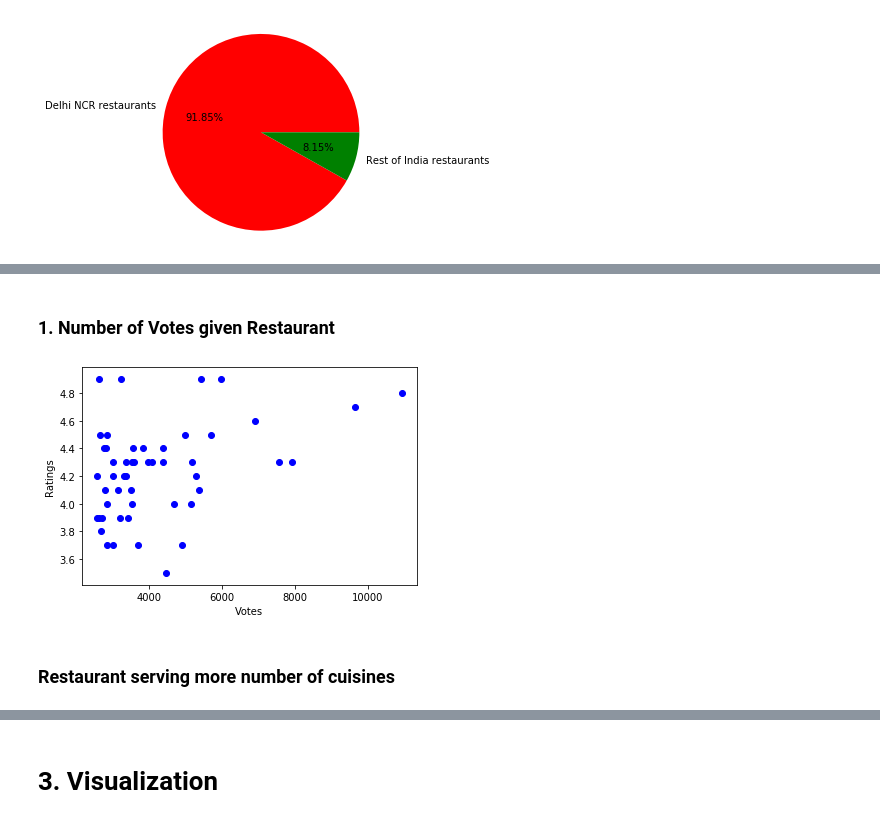
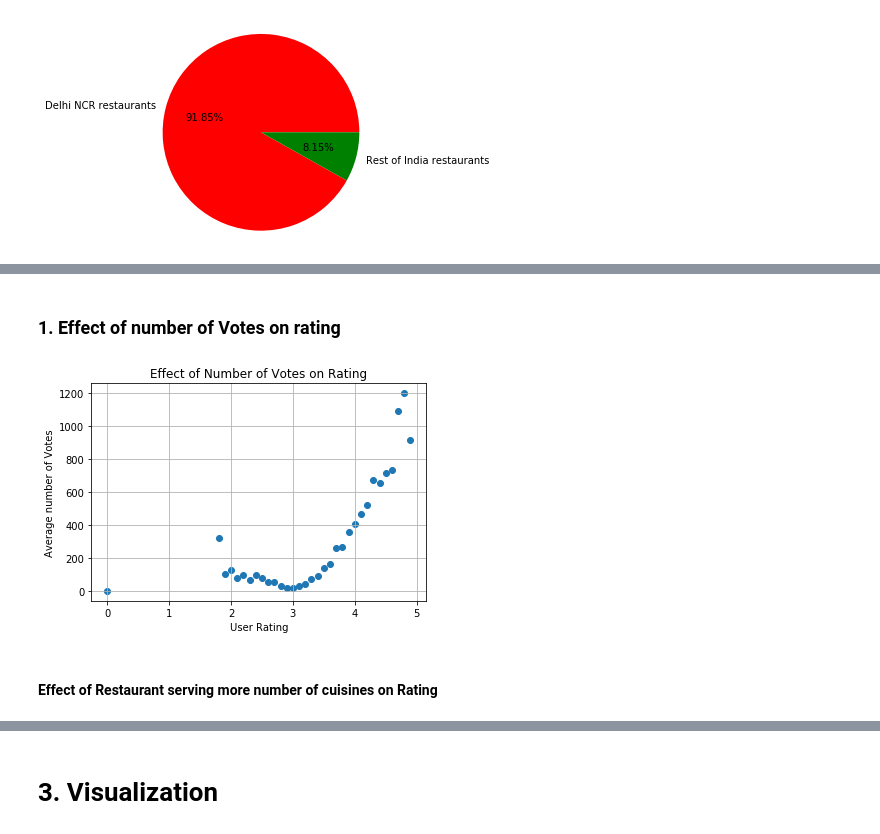
Before and after one commit to sanchit-bhalla/DataScience-and-ML, a Jupyter notebook: Projects/ZomatoAPI/ZomatoAPI_Proect2.ipynb, the cells around one changed output, grey strips where cells are left out. Drawn from its saved outputs; the diff is of its cells as text; code cells hidden in the pictures.

```diff
--- a/Projects/ZomatoAPI/ZomatoAPI_Proect2.ipynb
+++ b/Projects/ZomatoAPI/ZomatoAPI_Proect2.ipynb
@@ -188,23 +226,37 @@ explain your inference.
 # %% [markdown]
-### 1. Number of Votes given Restaurant
+### 1. Effect of number of Votes on rating
-# %%
-import pandas as pd
-import matplotlib.pyplot as plt
-
-df = pd.read_csv('zomato.csv', encoding='latin-1')
-df = df[df['Country Code']==1].copy(deep=True)
-df.sort_values('Votes', ascending = False, inplace=True)
-
-# We plot graph for top 50 most voted restaurants to show generalized trend
-#names = list(df['Restaurant Name'][:20])
-ratings = list(df['Aggregate rating'][:50])
-votes = list(df['Votes'][:50])
-#colors = list(range(20))
-plt.scatter(votes,ratings, marker='o', color='blue')
-plt.xlabel('Votes')
-plt.ylabel('Ratings')
-plt.show()
-# %% [output]
-[figure, removed]
+# %%
+'''
+    To show effect of votes on ratings; We plot average number of votes given to restaurant having particular rating
+'''
+
+ratings = df_India['Aggregate rating'].value_counts().index # various types of ratings given e.g 3.6, 4.2 etc.
+ratings = np.array(ratings)
+
+votes = np.array(df['Votes'])
+rating_array = np.array(df['Aggregate rating'])
+
+# store tuples of ratings and average votes given to that rating
+rating_vs_votes_list = []
+
+for r in ratings:
+    index = np.where(rating_array==r)
+    rating_vs_votes_list.append( (float(r), float(format(np.mean(votes[index]), '0.2f')) ) )
+
+rating_vs_votes_list.sort() # sort on basis of ratings
+
+ratings_list=[]
+average_votes=[]
+for i in rating_vs_votes_list:
+    ratings_list.append(i[0])
+    average_votes.append(i[1])
+plt.scatter(ratings_list,average_votes)
+plt.xlabel('User Rating')
+plt.ylabel('Average number of Votes')
+plt.title('Effect of Number of Votes on Rating')
+plt.grid()
+plt.show()
+# %% [output]
+[figure, added]
 # %% [markdown]
-### Restaurant serving more number of cuisines
+#### Effect of Restaurant serving more number of cuisines on Rating
```
Also changed, not shown: parts of 28 cells of this notebook, 5 other files.
